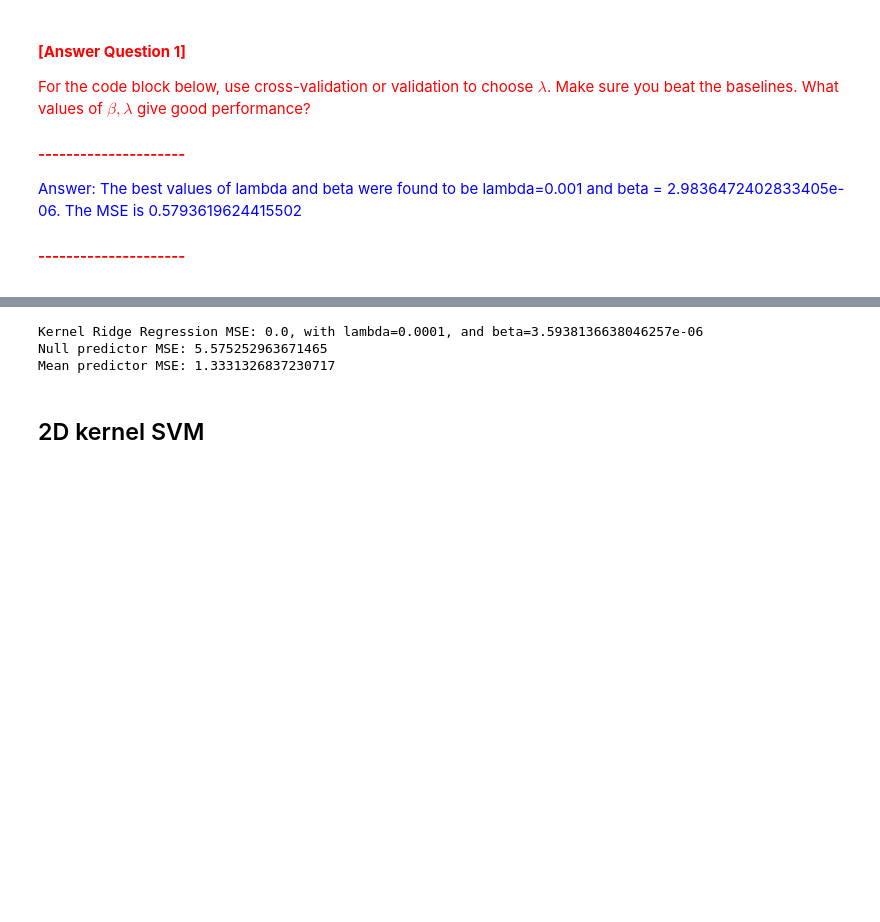
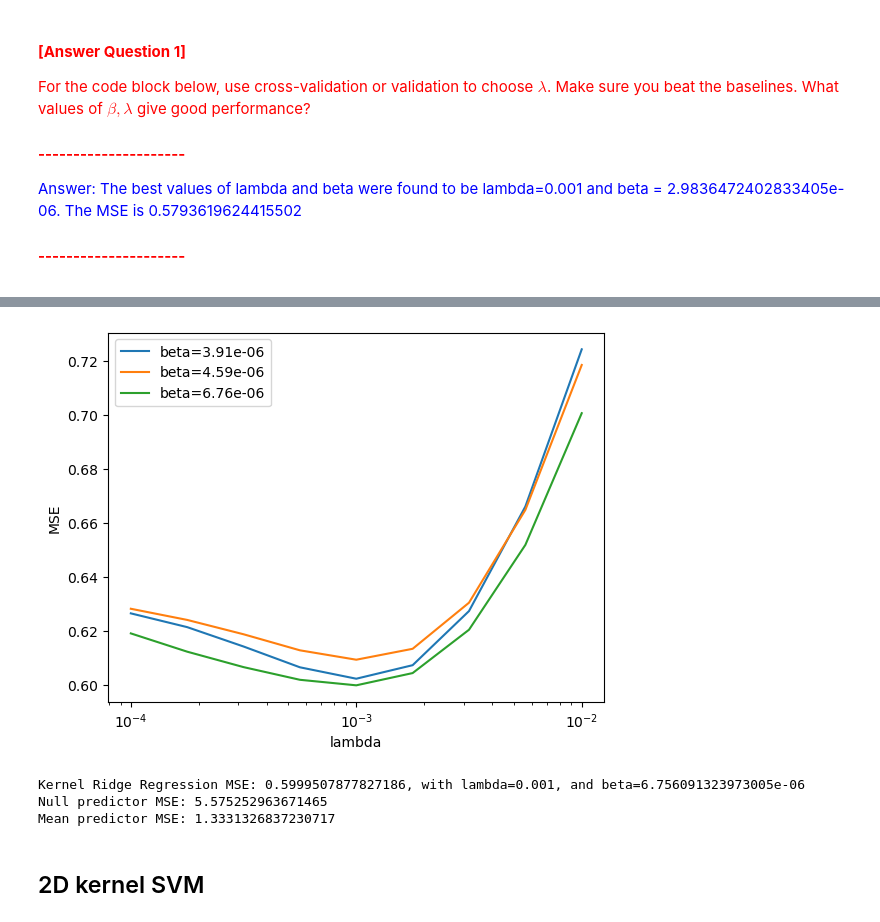
Before and after one commit to andrewlys/ttic31020, a Jupyter notebook: hw5/hw5-1.ipynb, the cells around one changed output, grey strips where cells are left out. Saved outputs shown, nothing was run; the diff lists cells and outputs as text; code cells hidden in the pictures; blank space fills up the shorter version.

```diff
--- a/hw5/hw5-1.ipynb
+++ b/hw5/hw5-1.ipynb
@@ -220,13 +253,33 @@ plt.show()
+# %%
+#### TASK 2 CODE
+# In order to make this task train in a reasonable amount of time,
+# and because concurrent.futures doesn't work in jupyter notebooks
+# the work for this task is in task2_worker.py
+# We just import the results in the pickle file
+with open('hw5_task_2_cv_err.pkl', 'rb') as f:
+    betas, lmbds, mses = pickle.load(f)
+for i, beta in enumerate(betas):
+    plt.plot(lmbds, mses[i], label=f'beta={beta:.2e}')
+plt.xscale('log')
+plt.xlabel('lambda')
+plt.ylabel('MSE')
+plt.legend()
+plt.show()
+#### TASK 2 CODE
+# %% [output]
+[figure, added]
 # %%
-best_lmbd = lmbds[mses.argmin()]
+beta_id, lmbd_id = np.unravel_index(np.argmin(mses), mses.shape)
+best_lmbd = lmbds[lmbd_id]
 best_mse = mses.min()
+best_beta = betas[beta_id]
 null_mse = mean_squared_error(null_predictor(housing_data.X_train), housing_data.y_train)
 mean_mse = mean_squared_error(mean_predictor(housing_data.y_train, housing_data.X_train), housing_data.y_train)
 print(f"Kernel Ridge Regression MSE: {best_mse}, with lambda={best_lmbd}, and beta={best_beta}")
 print(f"Null predictor MSE: {null_mse}")
 print(f"Mean predictor MSE: {mean_mse}")
 # %% [output]
-Kernel Ridge Regression MSE: 0.0, with lambda=0.0001, and beta=3.5938136638046257e-06
+Kernel Ridge Regression MSE: 0.5999507877827186, with lambda=0.001, and beta=6.756091323973005e-06
 Null predictor MSE: 5.575252963671465
 Mean predictor MSE: 1.3331326837230717
 # %% [markdown]
```
Also changed, not shown: parts of 81 cells of this notebook, 22 other files.
